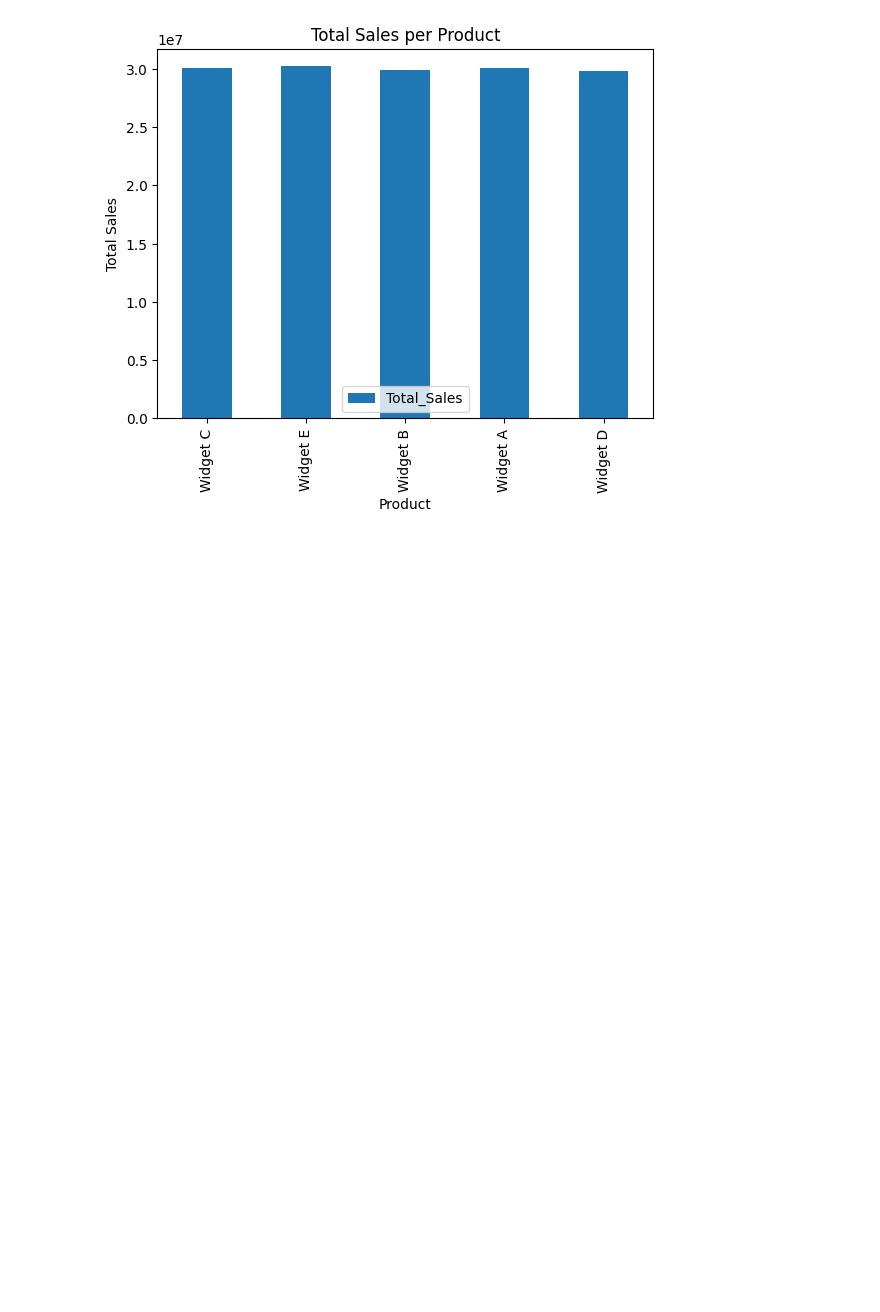
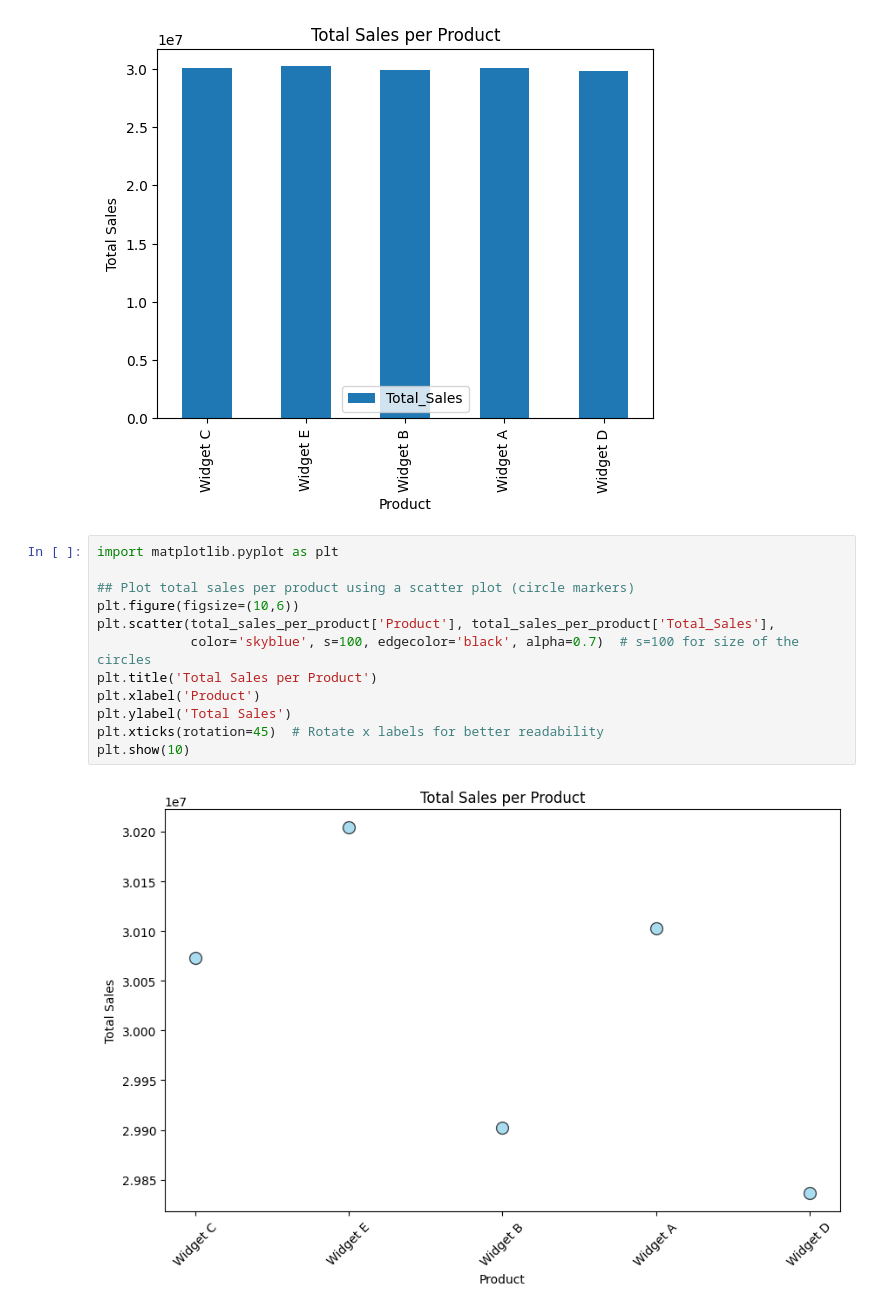
Before and after one commit to hamedkarimi3/LargeSaleDataProject, a Jupyter notebook: salesdata_analysis.ipynb, the cells around one changed output. Saved outputs shown, nothing was run; the diff lists cells and outputs as text; blank space fills up the shorter version.

```diff
--- a/salesdata_analysis.ipynb
+++ b/salesdata_analysis.ipynb
@@ -116,3 +116,17 @@ plt.ylabel("Total Sales")
 plt.show(10)
 # %% [output]
 [figure]
+# %%
+import matplotlib.pyplot as plt
+
+## Plot total sales per product using a scatter plot (circle markers)
+plt.figure(figsize=(10,6))
+plt.scatter(total_sales_per_product['Product'], total_sales_per_product['Total_Sales'],
+            color='skyblue', s=100, edgecolor='black', alpha=0.7)  # s=100 for size of the circles
+plt.title('Total Sales per Product')
+plt.xlabel('Product')
+plt.ylabel('Total Sales')
+plt.xticks(rotation=45)  # Rotate x labels for better readability
+plt.show(10)
+# %% [output]
+[figure, added]
```
Also changed, not shown: parts of 3 cells of this notebook.
